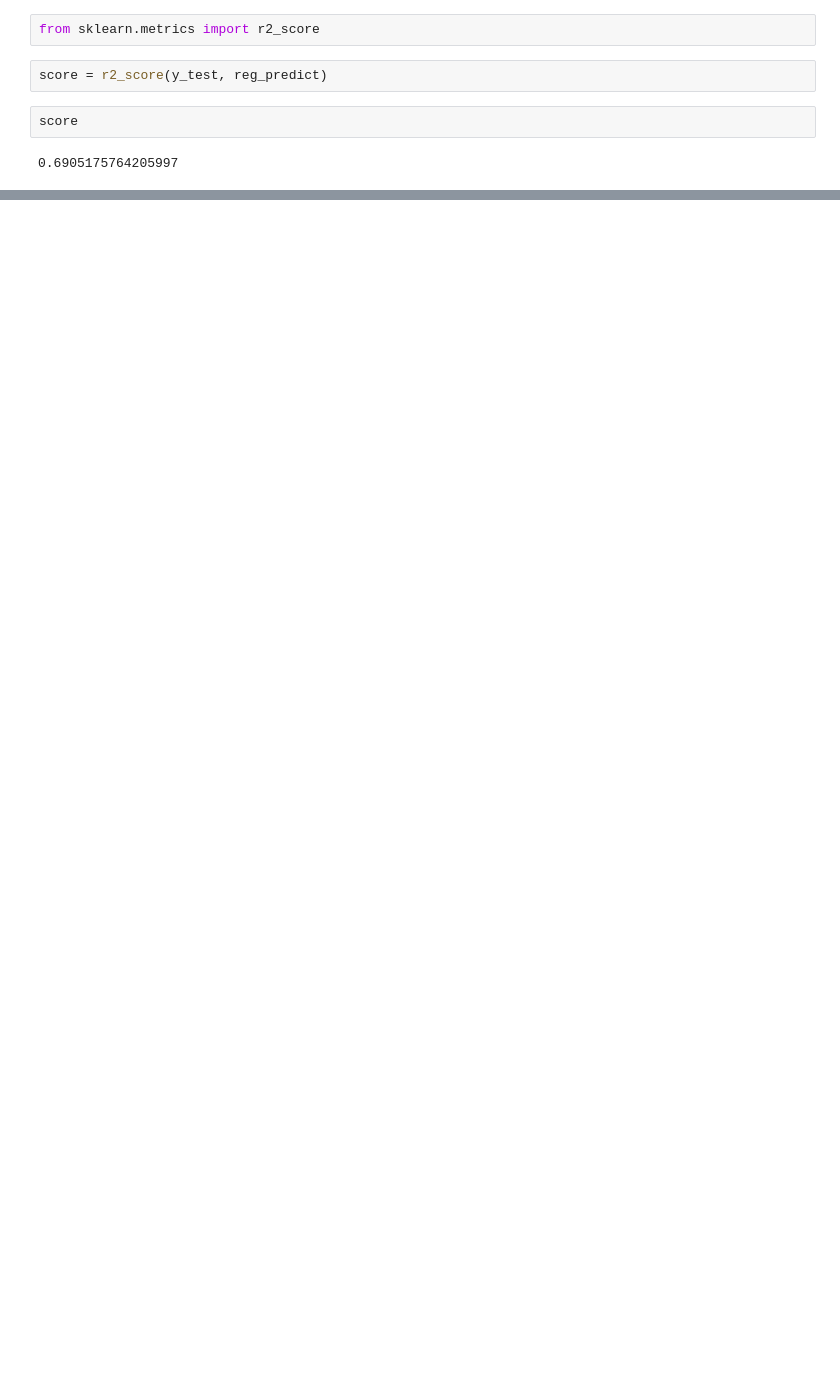
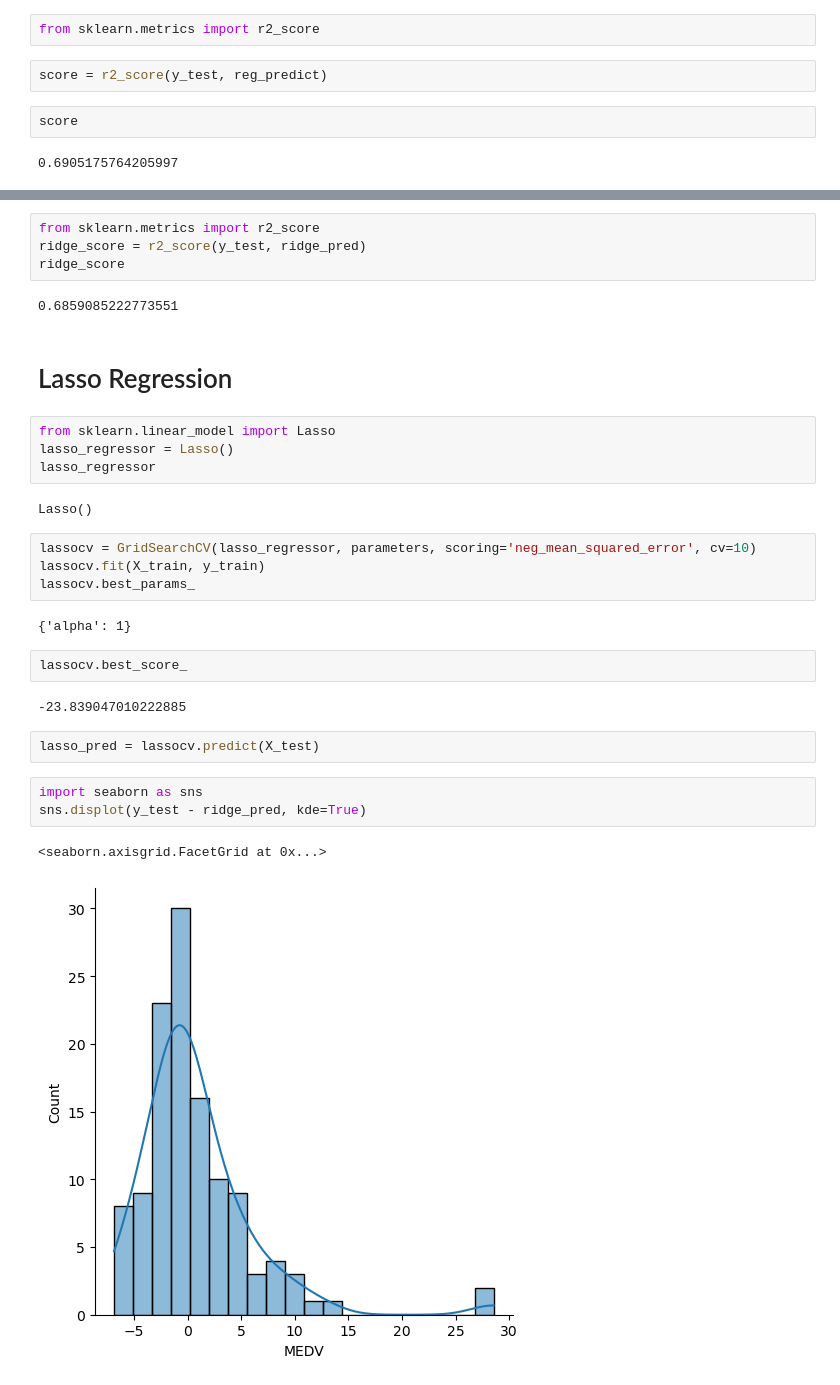
Before and after one commit to lakshya5688/Machine-Learning, a Jupyter notebook: Linear Regression/Linear Regression.ipynb, the cells around one changed output, grey strips where cells are left out. Drawn from its saved outputs; the diff is of its cells as text; blank space fills up the shorter version.

```diff
--- a/Linear Regression/Linear Regression.ipynb
+++ b/Linear Regression/Linear Regression.ipynb
@@ -133,0 +164,32 @@ score
+# %%
+from sklearn.metrics import r2_score
+ridge_score = r2_score(y_test, ridge_pred)
+ridge_score
+# %% [output]
+0.6859085222773551
+# %% [markdown]
+# Lasso Regression
+# %%
+from sklearn.linear_model import Lasso
+lasso_regressor = Lasso()
+lasso_regressor
+# %% [output]
+Lasso()
+# %%
+lassocv = GridSearchCV(lasso_regressor, parameters, scoring='neg_mean_squared_error', cv=10)
+lassocv.fit(X_train, y_train)
+lassocv.best_params_
+# %% [output]
+{'alpha': 1}
+# %%
+lassocv.best_score_
+# %% [output]
+-23.839047010222885
+# %%
+lasso_pred = lassocv.predict(X_test)
+# %%
+import seaborn as sns
+sns.displot(y_test - ridge_pred, kde=True)
+# %% [output]
+<seaborn.axisgrid.FacetGrid at 0x...>
+[figure, added]
```
Also changed, not shown: parts of 12 cells of this notebook.
